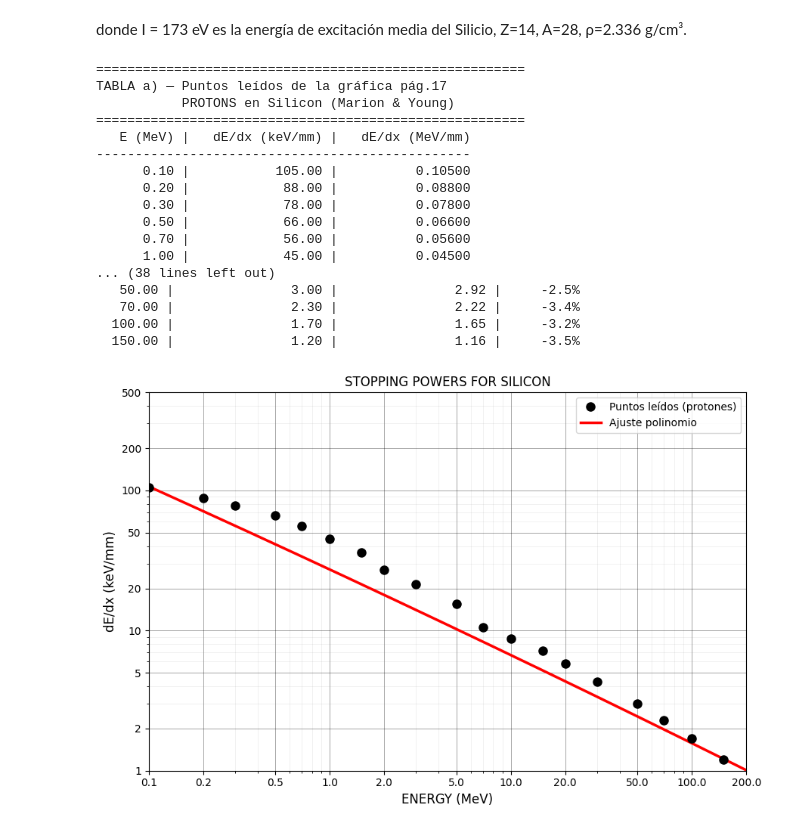
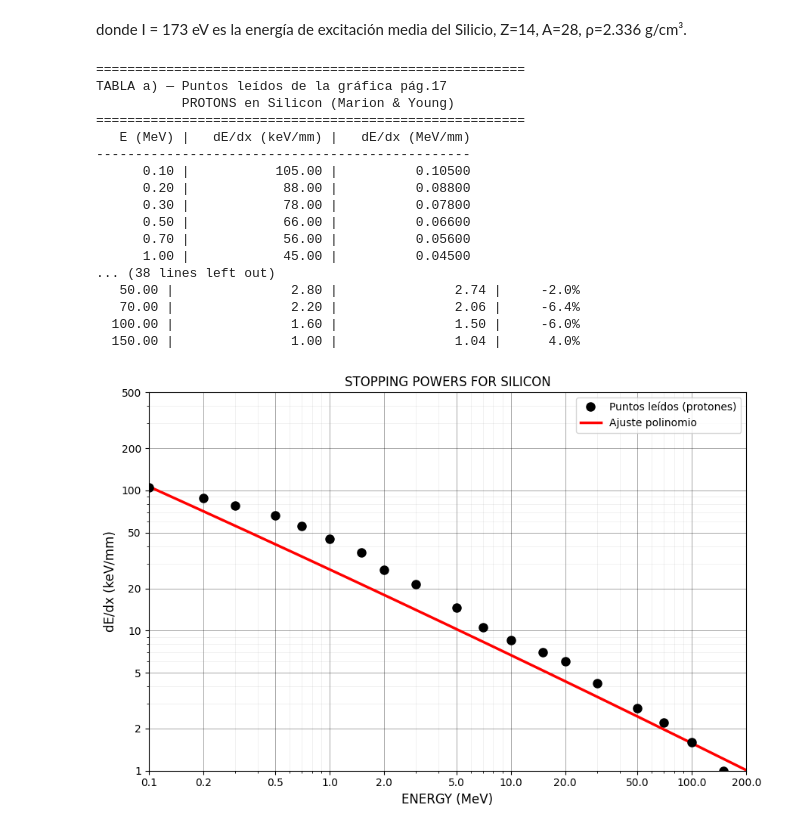
Before and after one commit to catfuentesr/Aceleradores_Trabajo_Computacional, a Jupyter notebook: Trabajo 2/Trabajo2_Completo.ipynb, the cells around one changed output. Drawn from its saved outputs; the diff is of its cells as text; code cells hidden in the pictures.

```diff
--- a/Trabajo 2/Trabajo2_Completo.ipynb
+++ b/Trabajo 2/Trabajo2_Completo.ipynb
@@ -58,13 +58,28 @@ E_tabla = np.array([
     1.00, 1.50, 2.00, 3.00, 5.00, 7.00,
     10.0, 15.0, 20.0, 30.0, 50.0,
     70.0, 100., 150.
-])
+])  # Energía en MeV
 
 dEdx_keV_mm = np.array([
-    105.0, 88.0, 78.0, 66.0, 56.0,
-    45.0, 36.0, 27.0, 21.5, 15.5, 10.5,
-    8.8, 7.2, 5.8, 4.3, 3.0,
-    2.3, 1.7, 1.2
+     105.0,
+      88.0,
+      78.0,
+      66.0,
+      56.0,
+      45.0,
+      36.0,
+      27.0,
+      21.5,
+      14.5,
+      10.5,
+       8.5,
+       7.0,
+       6.0,
+       4.2,
+       2.8,
+       2.2,
+       1.6,
+       1.0
 ])
 
 # Convertir a MeV/mm (unidad consistente con MeV de energía y mm de distancia)
@@ -174,35 +189,35 @@ ax.plot(E_plot, dEdx_ajuste, 'r-', lw=2.5,
         label='Ajuste polinomio')
 
 # Límites EXACTOS de la gráfica
 ax.set_xlim(0.1, 200)
 ax.set_ylim(1, 500)
 
 # Labels
 ax.set_xlabel('ENERGY (MeV)', fontsize=12)
 ax.set_ylabel('dE/dx (keV/mm)', fontsize=12)
 
 # Estilo título similar
 ax.set_title('STOPPING POWERS FOR SILICON', fontsize=12)
 
 ax.legend()
 plt.tight_layout()
 plt.show()
 # %% [output]
 =======================================================
 TABLA a) — Puntos leídos de la gráfica pág.17
            PROTONS en Silicon (Marion & Young)
 =======================================================
    E (MeV) |   dE/dx (keV/mm) |   dE/dx (MeV/mm)
 ------------------------------------------------
       0.10 |           105.00 |          0.10500
       0.20 |            88.00 |          0.08800
       0.30 |            78.00 |          0.07800
       0.50 |            66.00 |          0.06600
       0.70 |            56.00 |          0.05600
       1.00 |            45.00 |          0.04500
 ... (38 lines left out)
-   50.00 |               3.00 |               2.92 |     -2.5%
-   70.00 |               2.30 |               2.22 |     -3.4%
-  100.00 |               1.70 |               1.65 |     -3.2%
-  150.00 |               1.20 |               1.16 |     -3.5%
+   50.00 |               2.80 |               2.74 |     -2.0%
+   70.00 |               2.20 |               2.06 |     -6.4%
+  100.00 |               1.60 |               1.50 |     -6.0%
+  150.00 |               1.00 |               1.04 |      4.0%
-[figure, old version]
+[figure, new version]
```
